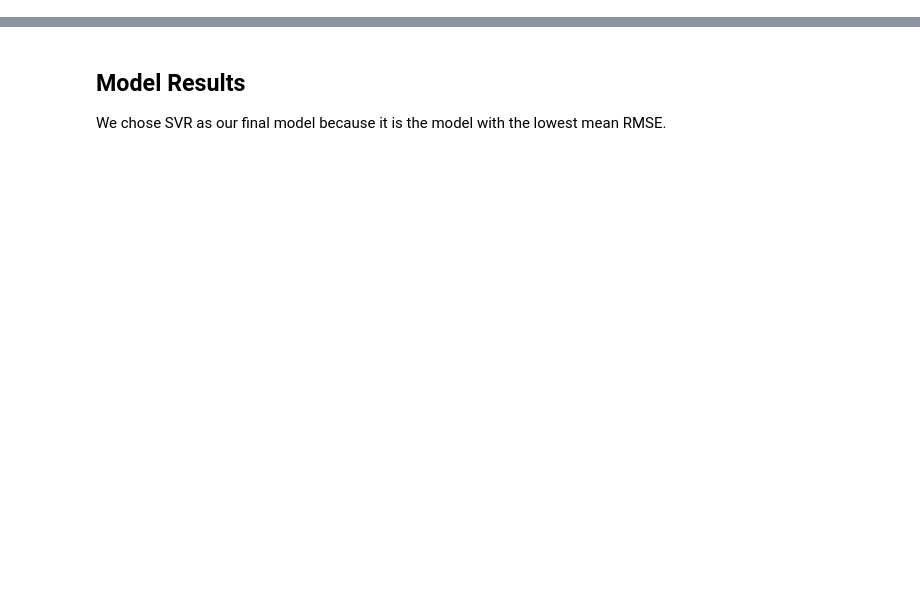
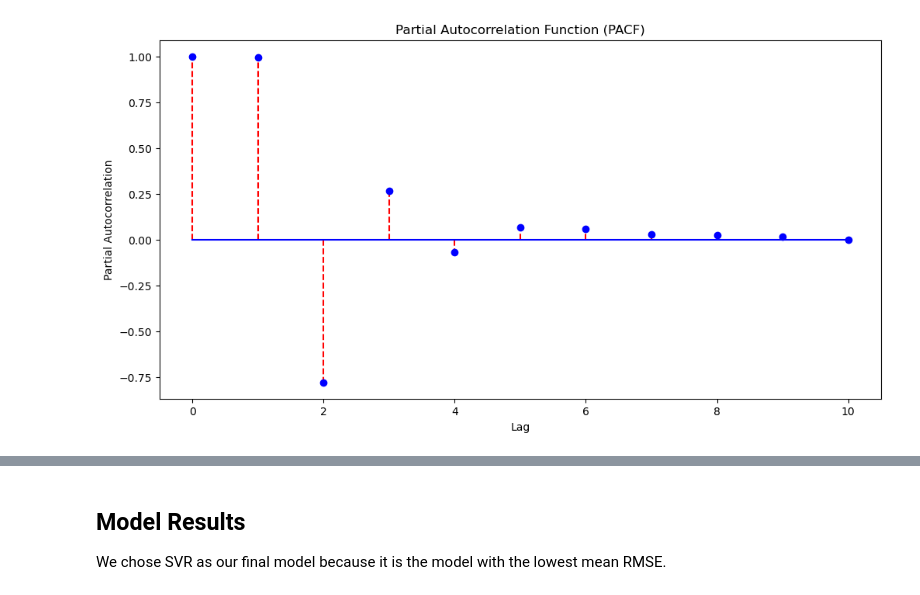
Before and after one commit to selinawaang/Groundwater-Time-series-Modeling, a Jupyter notebook: Germany_prediction.ipynb, the cells around one changed output, grey strips where cells are left out. Cells and saved outputs as stored; diff of their text form; code cells hidden in the pictures; blank space fills up the shorter version.

```diff
--- a/Germany_prediction.ipynb
+++ b/Germany_prediction.ipynb
@@ -123 +149,16 @@ plt.show()
+# %%
+# Partial Autocorrelation Plot of target variable to understand correlation
+# Target variable was not allowed to be used for training by the rules of this challenge
+# Calculate Partial Autocorrelation Function
+pacf_result = sm.tsa.pacf(df_y, nlags=10, method='ols')
+
+# Plot PACF
+plt.figure(figsize=(12, 6))
+plt.stem(range(len(pacf_result)), pacf_result, markerfmt='bo', basefmt='b-', linefmt='r--')
+plt.title('Partial Autocorrelation Function (PACF)')
+plt.xlabel('Lag')
+plt.ylabel('Partial Autocorrelation')
+plt.show()
+# %% [output]
+[figure, added]
 # %%
```
Also changed, not shown: parts of 57 cells of this notebook, 2 other files.
